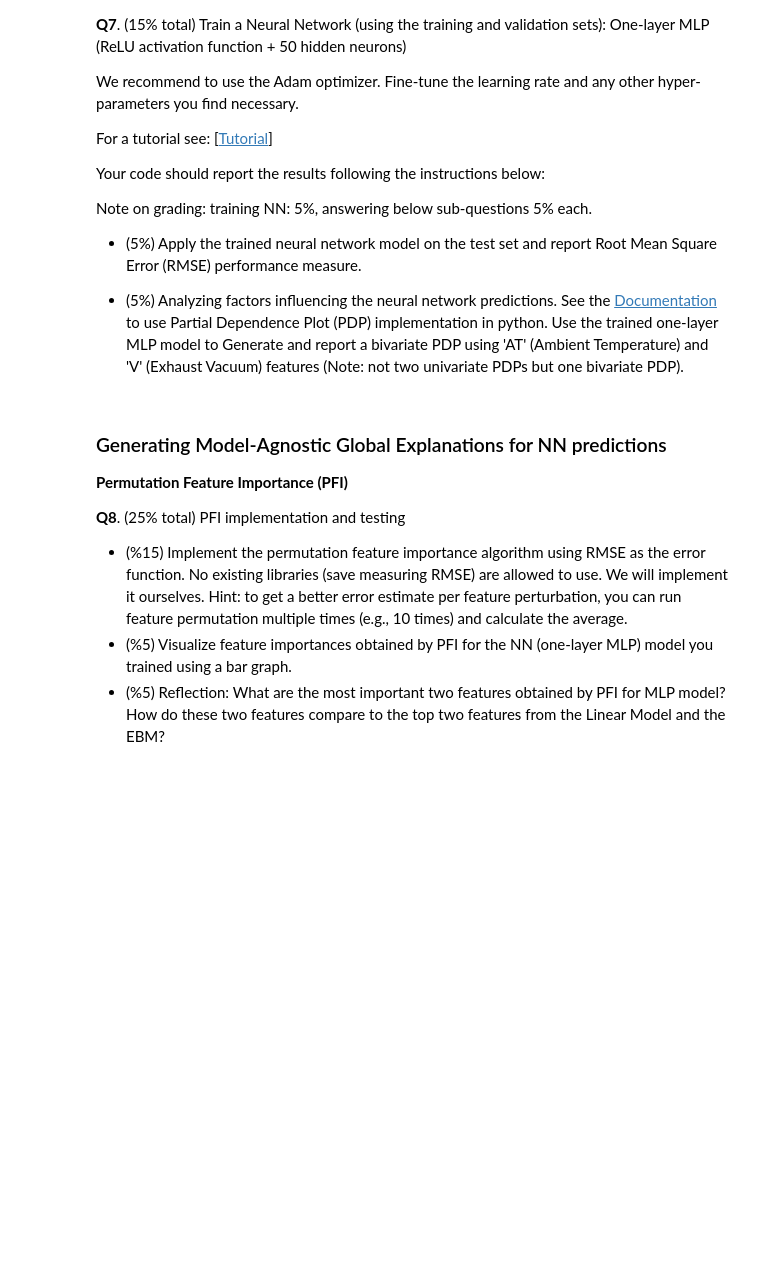
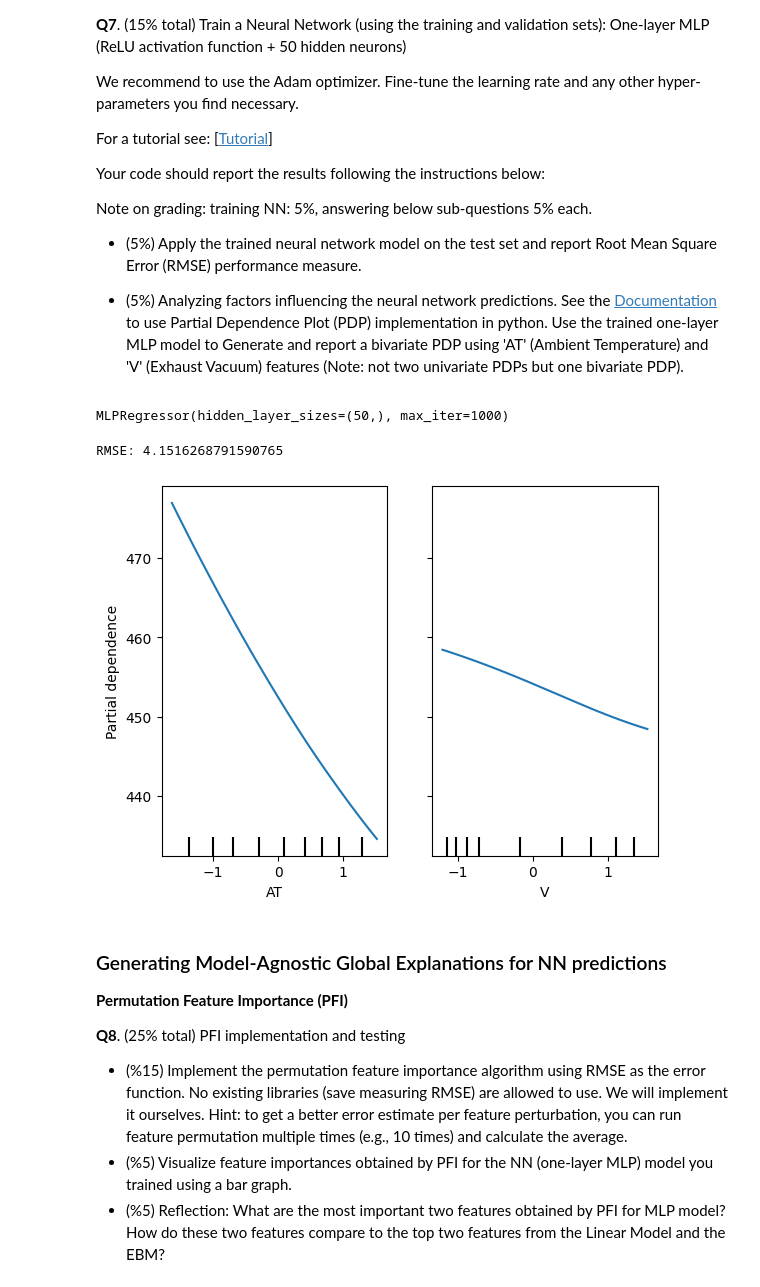
Before and after one commit to KNISP/Machine-Learning, a Jupyter notebook: ML2025_programming_assignment_4.ipynb, the cells around one changed output. Cells and saved outputs as stored; diff of their text form; code cells hidden in the pictures; blank space fills up the shorter version.

```diff
--- a/ML2025_programming_assignment_4.ipynb
+++ b/ML2025_programming_assignment_4.ipynb
@@ -242,9 +254,29 @@ from sklearn.inspection import PartialDependenceDisplay
 # We advise that you name variable for the mlp regressor model 'mlp_reg' so that it will be consistent
 # with the scripts to call your implementation of PFI later in Q8:
 
-# ... your scripts here and below
-mlp_reg = ...
-mlp_reg =
+mlp_reg = ...  # ... your scripts here and below
+
+
+mlp_reg = MLPRegressor(
+    solver="adam",             # default
+    activation="relu",         # default
+    hidden_layer_sizes=(50,),
+    max_iter=1000,
+    learning_rate_init=0.001,  # default
+)
+mlp_reg.fit(train_features, train_labels)
+# %% [output]
+MLPRegressor(hidden_layer_sizes=(50,), max_iter=1000)
+# %%
+# RSME
+mlp_rsquared_test = root_mean_squared_error(dev_labels, mlp_reg.predict(dev_features))
+print("RMSE:", mlp_rsquared_test)
+
+# PDP graph
+_ = PartialDependenceDisplay.from_estimator(mlp_reg, train_features, features=["AT", "V"])
+# %% [output]
+RMSE: 4.1516268791590765
+[figure, added]
 # %% [markdown]
 ### Generating Model-Agnostic Global Explanations for NN predictions
 
```
Also changed, not shown: parts of 5 cells of this notebook.
